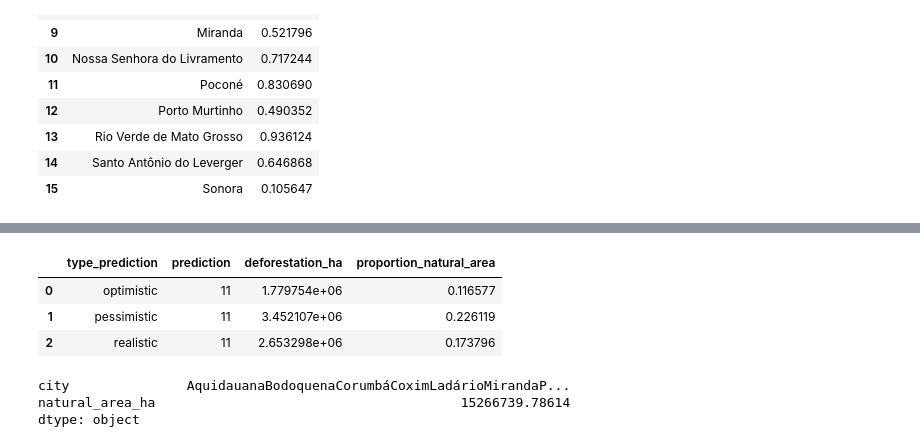
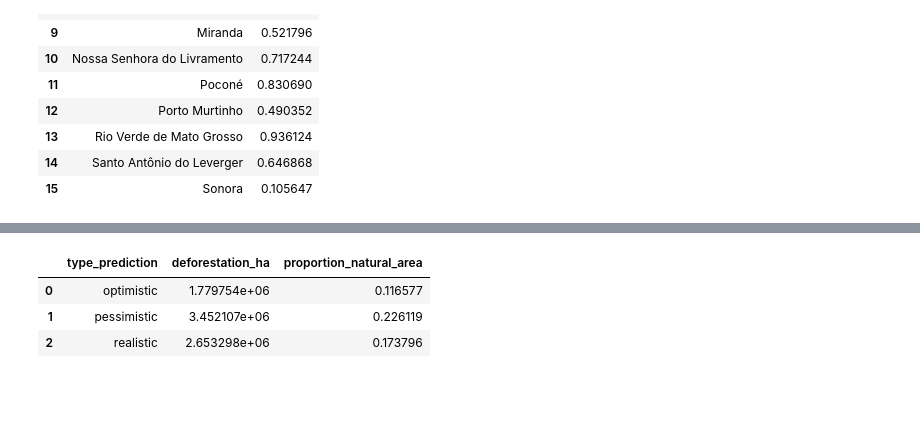
Before and after one commit to iglesiascaio/pantanal_deforestation, a Jupyter notebook: notebooks/model.ipynb, the cells around one changed output, grey strips where cells are left out. Saved outputs shown, nothing was run; the diff lists cells and outputs as text; code cells hidden in the pictures; blank space fills up the shorter version.

```diff
--- a/notebooks/model.ipynb
+++ b/notebooks/model.ipynb
@@ -380,28 +369,18 @@ def define_model(cv, type_model="rf", seed=1, random_state=2):
     }
 
 
-    # best_params_xgboost = {
-    #     'subsample': 0.30000000000000004,
-    #     'n_estimators': 1000,
-    #     'max_depth': 10,
-    #     'learning_rate': 0.005,
-    #     'colsample_bytree': 0.5,
-    #     'colsample_bylevel': 0.8999999999999999
-    #     }
-
-    # ((56, 154), 0.7961389170360318)
-
 
     rf_random_search = RandomizedSearchCV(rf_regressor, param_distributions=param_dist_rf, scoring="r2",cv=cv, random_state=random_state)
     xgb_random_search = RandomizedSearchCV(xgb_regressor, param_distributions=params_xgb,cv=cv, random_state=random_state)
+
 
     xgb = XGBRegressor(
         subsample=0.1,
         n_estimators=1000,
         max_depth=15,
         learning_rate=0.005,
-        colsample_bytree=0.8999999999999999,
-        colsample_bylevel=0.7999999999999999,
+        colsample_bytree=0.9,
+        colsample_bylevel=0.8,
         random_state=random_state,
     )
 
@@ -413,12 +392,12 @@ def define_model(cv, type_model="rf", seed=1, random_state=2):
     #         ]
     #     )
 
-    model_xgb = Pipeline(
-        steps = [
-            ('preprocessor', preprocessor),
-            ('model', xgb_random_search)
-            ]
-        )
+    # model_xgb = Pipeline(
+    #     steps = [
+    #         ('preprocessor', preprocessor),
+    #         ('model', xgb_random_search)
+    #         ]
+    #     )
 
     return rf_random_search if type_model == "rf" else xgb
 # %%
@@ -1237,7 +1167,7 @@ def predict_one_year(
     return X_completed_new
 # %%
 def predict_next_years(X, df, projection_vars_growth_rate_dict, scenario="realistic"):
-    queimadas_prediction_df = io.load_table("model", "queimadas_prediction_df")
+    # queimadas_prediction_df = io.load_table("model", "queimadas_prediction_df")
     #get city and year data
     X_completed = X.join(df[["city", "year", "deforestation_ha"]])
     X_completed["year"] = pd.to_datetime(X_completed["year"].astype("str"),format="%Y")
@@ -1371,15 +1301,9 @@ combined_chart.properties(
 # %% [output]
 [interactive output not drawn]
 # %%
-agg_X_plot.query("prediction").groupby("type_prediction").sum().reset_index().assign(proportion_natural_area=lambda x: x["deforestation_ha"]/15266739.78614)
+agg_X_plot.query("prediction").groupby("type_prediction")["deforestation_ha"].sum().reset_index().assign(proportion_natural_area=lambda x: x["deforestation_ha"]/15266739.78614)
 # %% [output]
-|  | type_prediction | prediction | deforestation_ha | proportion_natural_area |
-| 0 | optimistic | 11 | 1.779754e+06 | 0.116577 |
-| 1 | pessimistic | 11 | 3.452107e+06 | 0.226119 |
-| 2 | realistic | 11 | 2.653298e+06 | 0.173796 |
+|  | type_prediction | deforestation_ha | proportion_natural_area |
+| 0 | optimistic | 1.779754e+06 | 0.116577 |
+| 1 | pessimistic | 3.452107e+06 | 0.226119 |
+| 2 | realistic | 2.653298e+06 | 0.173796 |
-# %%
-df.query("year == '2020'")[["city", "natural_area_ha"]].sum()
-# %% [output]
-city               AquidauanaBodoquenaCorumbáCoximLadárioMirandaP...
-natural_area_ha                                       15266739.78614
-dtype: object
```
Also changed, not shown: parts of 30 cells of this notebook.
